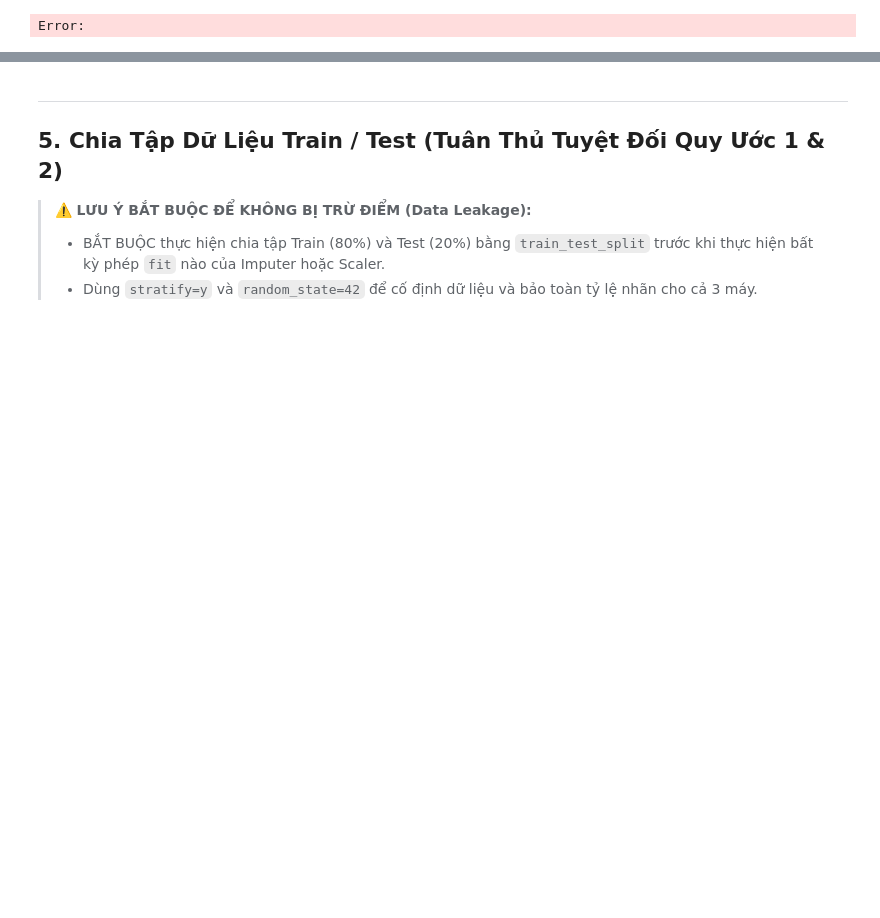
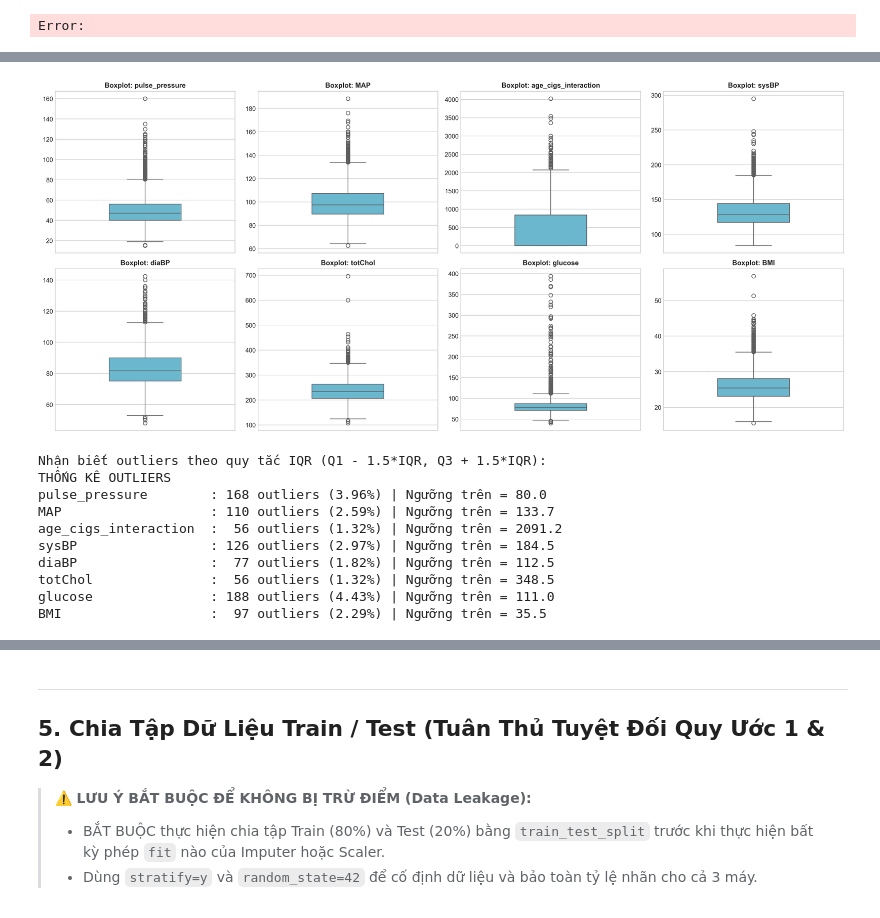
Before and after one commit to vancuong9902-gif/BTLHocMay, a Jupyter notebook: 03_SourceCode/notebooks/01_EDA_Preprocessing.ipynb, the cells around one changed output, grey strips where cells are left out. Saved outputs shown, nothing was run; the diff lists cells and outputs as text; code cells hidden in the pictures; blank space fills up the shorter version.

```diff
--- a/03_SourceCode/notebooks/01_EDA_Preprocessing.ipynb
+++ b/03_SourceCode/notebooks/01_EDA_Preprocessing.ipynb
@@ -190,0 +278,39 @@ Error:
+# %%
+# Kiểm tra giá trị ngoại lai (Outliers) của các biến số và 3 đặc trưng mới tạo
+outlier_cols = ['pulse_pressure', 'MAP', 'age_cigs_interaction',
+                'sysBP', 'diaBP', 'totChol', 'glucose', 'BMI']
+
+fig, axes = plt.subplots(2, 4, figsize=(18, 8), dpi=300)
+axes = axes.flatten()
+
+for i, col in enumerate(outlier_cols):
+    sns.boxplot(data=df_featured, y=col, color='#5bc0de', width=0.4, ax=axes[i])
+    axes[i].set_title(f'Boxplot: {col}', fontsize=11, fontweight='bold')
+    axes[i].set_ylabel('')
+
+plt.tight_layout()
+plt.show()
+
+print("Nhận biết outliers theo quy tắc IQR (Q1 - 1.5*IQR, Q3 + 1.5*IQR):")
+
+# Thống kê số lượng Outliers
+print("THỐNG KÊ OUTLIERS")
+for col in outlier_cols:
+    Q1 = df_featured[col].quantile(0.25)
+    Q3 = df_featured[col].quantile(0.75)
+    IQR = Q3 - Q1
+    lower, upper = Q1 - 1.5 * IQR, Q3 + 1.5 * IQR
+    n_out = ((df_featured[col] < lower) | (df_featured[col] > upper)).sum()
+    print(f"{col:22s}: {n_out:3d} outliers ({n_out/len(df_featured)*100:.2f}%) | Ngưỡng trên = {upper:.1f}")
+# %% [output]
+[figure, added]
+Nhận biết outliers theo quy tắc IQR (Q1 - 1.5*IQR, Q3 + 1.5*IQR):
+THỐNG KÊ OUTLIERS
+pulse_pressure        : 168 outliers (3.96%) | Ngưỡng trên = 80.0
+MAP                   : 110 outliers (2.59%) | Ngưỡng trên = 133.7
+age_cigs_interaction  :  56 outliers (1.32%) | Ngưỡng trên = 2091.2
+sysBP                 : 126 outliers (2.97%) | Ngưỡng trên = 184.5
+diaBP                 :  77 outliers (1.82%) | Ngưỡng trên = 112.5
+totChol               :  56 outliers (1.32%) | Ngưỡng trên = 348.5
+glucose               : 188 outliers (4.43%) | Ngưỡng trên = 111.0
+BMI                   :  97 outliers (2.29%) | Ngưỡng trên = 35.5
```
Also changed, not shown: parts of 7 cells of this notebook, 8 other files.
